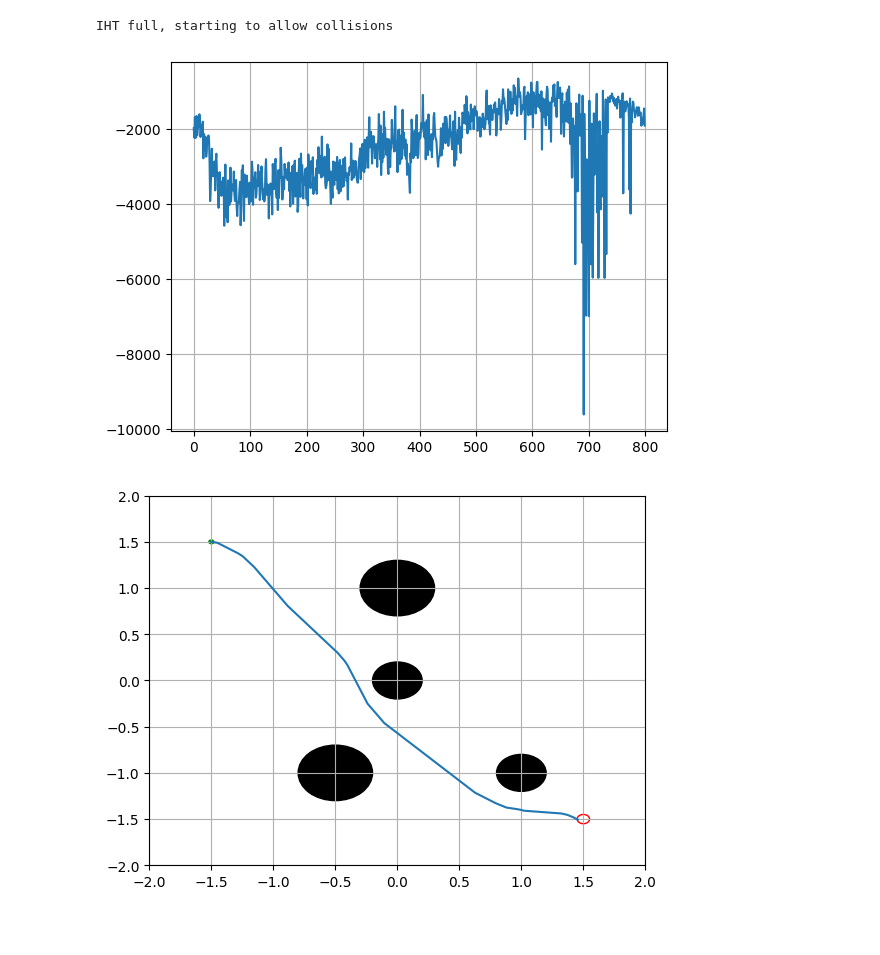
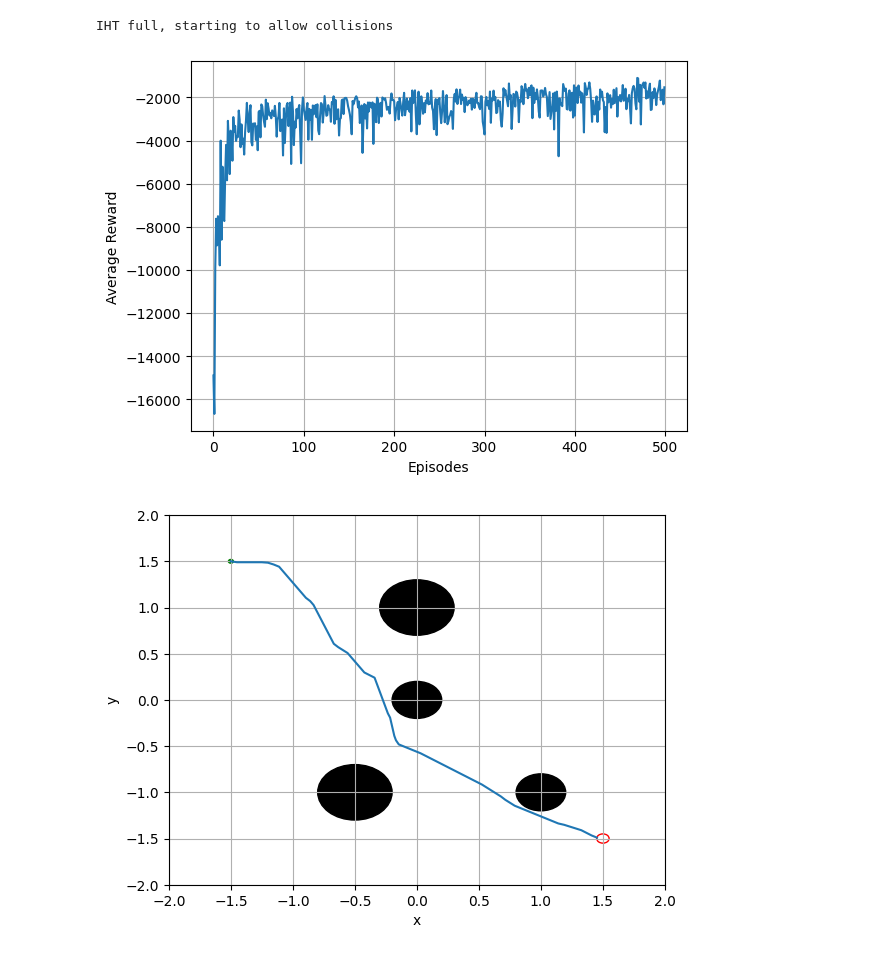
Before and after one commit to alejotoro-o/rlforge, a Jupyter notebook: examples/obstacle_avoidance.ipynb, the cells around one changed output. Saved outputs shown, nothing was run; the diff lists cells and outputs as text; code cells hidden in the pictures; blank space fills up the shorter version.

```diff
--- a/examples/obstacle_avoidance.ipynb
+++ b/examples/obstacle_avoidance.ipynb
@@ -24,14 +24,16 @@ agent = LinearQAgent(step_size=0.5/8,
                      num_tiles=8,
                      wrap_dims=(False,False,True,False,True))
 # %%
-rewards, steps_per_episode = runEpisodicExperiment(env, agent, 10, 800, 1000)
+rewards, steps_per_episode = runEpisodicExperiment(env, agent, 10, 500, 500)
 # %% [output]
 IHT full, starting to allow collisions
 # %%
 plt.plot(np.mean(rewards, axis=1))
+plt.xlabel("Episodes")
+plt.ylabel("Average Reward")
 plt.grid()
 # %% [output]
-[figure, old version]
+[figure, new version]
 # %%
 max_steps = 2000
 rewards_test = []
@@ -79,12 +81,14 @@ for o in env.obstacles:
 axes.add_artist(target)
 axes.add_artist(start)
 axes.plot(np.array(states)[:,0], np.array(states)[:,1])
+axes.set_xlabel("x")
+axes.set_ylabel("y")
 plt.grid()
 
 # plt.plot(np.array(states)[:,0], np.array(states)[:,1])
 # plt.grid()
 # %% [output]
-[figure, old version]
+[figure, new version]
 # %%
 plt.plot(rewards_test)
 plt.grid()
```
Also changed, not shown: parts of 1 cell of this notebook, 5 other files.
